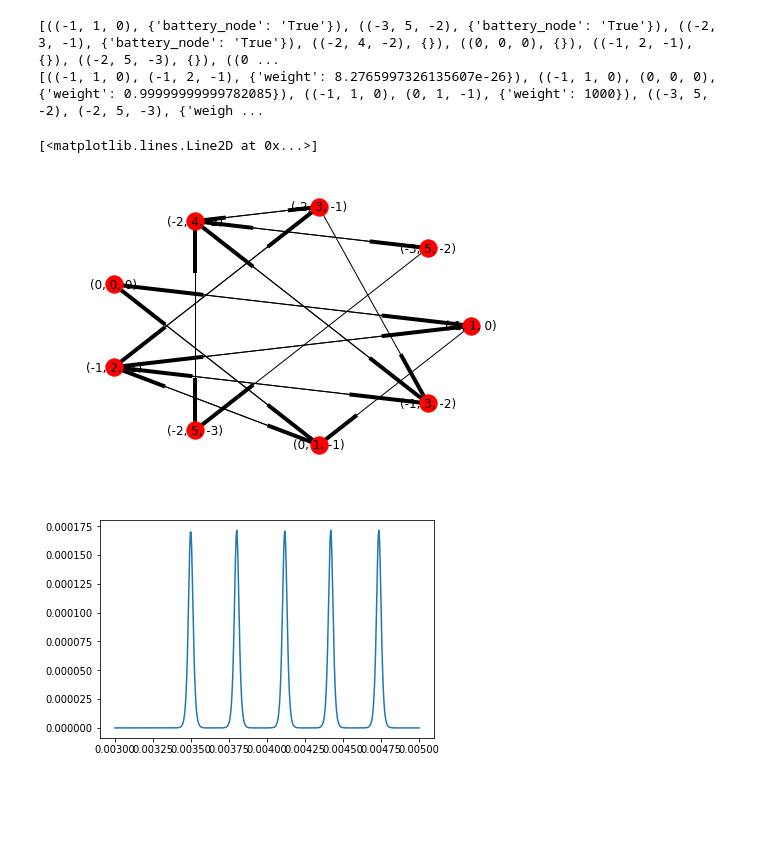
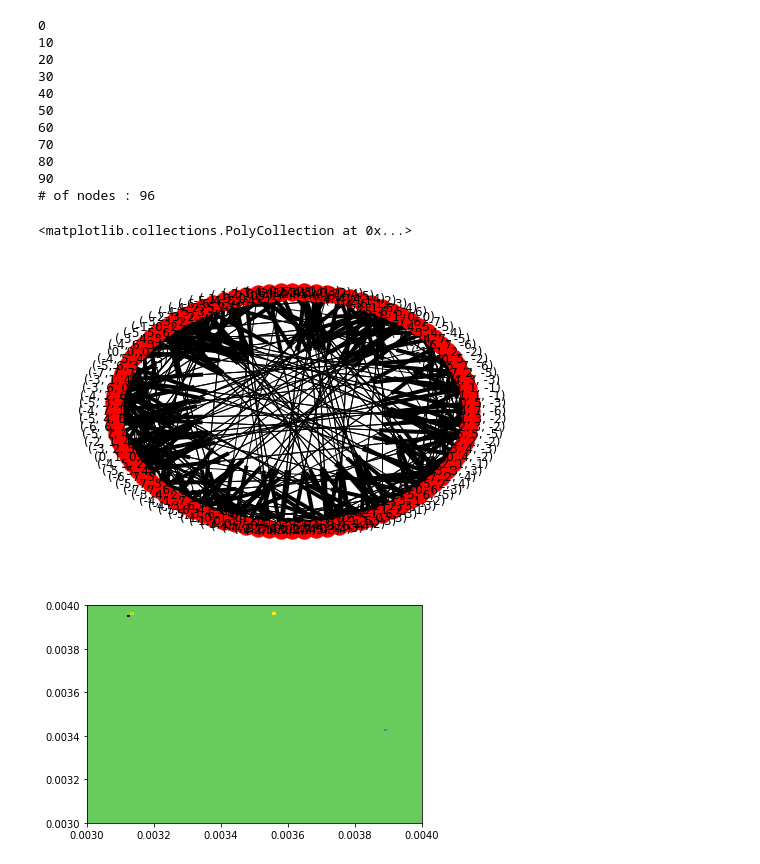
Before and after one commit to Quantumgame/quantum-ml, a Jupyter notebook: ndot/lib/test.ipynb, the cells around one changed output. Saved outputs shown, nothing was run; the diff lists cells and outputs as text; code cells hidden in the pictures; blank space fills up the shorter version.

Commit message:
2 dot working,honeycombs visible, blowup in current at some points

```diff
--- a/ndot/lib/test.ipynb
+++ b/ndot/lib/test.ipynb
@@ -6,41 +6,59 @@ import matplotlib.pyplot as plt
 # %%
 import dot_classifier
 reload(dot_classifier)
 import thomas_fermi
 reload(thomas_fermi)
 import markov_graph
 reload(markov_graph)
 
-N_v_points = 500
-V_d_vec = np.linspace(3e-3,5e-3,N_v_points)
-I_vec = np.zeros(N_v_points)
+N_v_points = 100
+V_d_vec = np.linspace(3e-3,4e-3,N_v_points)
+I_vec = np.zeros((N_v_points,N_v_points))
 
-x = np.arange(3)
-K = thomas_fermi.create_K_matrix(x,E_scale=1e-3)
+x = np.arange(4)
+K = thomas_fermi.create_K_matrix(x,E_scale=0.5e-3)
+
+graph_model = (7,1)
+battery_weight = 1000
+kT = 10e-6
+mu_l = (10e-3+0.1e-3,10e-3)
 
 for i in range(N_v_points):
-    V = np.array([5e-3,V_d_vec[i],5e-3])
-    mu_l = (10e-3,10e-3)
+    if(i % 10 == 0):
+        print i
+    for j in range(N_v_points):
+        V = np.array([5e-3,V_d_vec[i],V_d_vec[j],5e-3])
 
-    graph_model = (5,1)
-    battery_weight = 1000
-    kT = 10e-6
-    physics = (x,V,K,mu_l,battery_weight,kT)
-    G = markov_graph.generate_graph(graph_model, physics)
+        physics = (x,V,K,mu_l,battery_weight,kT)
+        # generate graph only on first call
+        if (i==0 and j==0):
+            G = markov_graph.generate_graph(graph_model, physics)
+        else:
+            G = markov_graph.recalculate_weights(G,physics)
 
-    I_vec[i] = markov_graph.get_current(G)
+        I_vec[i,j] = markov_graph.get_current(G)
 
-print G.nodes(data=True)
-print G.edges(data=True)
+print "# of nodes :",len(list(G.nodes(data=True)))
+#print G.edges(data=True)
 
 plt.figure(1)
 nx.draw_shell(G,with_labels=True)
 
 plt.figure(2)
-plt.plot(V_d_vec,I_vec)
+XX,YY = np.meshgrid(V_d_vec,V_d_vec)
+plt.pcolor(XX,YY,I_vec)
 # %% [output]
-[((-1, 1, 0), {'battery_node': 'True'}), ((-3, 5, -2), {'battery_node': 'True'}), ((-2, 3, -1), {'battery_node': 'True'}), ((-2, 4, -2), {}), ((0, 0, 0), {}), ((-1, 2, -1), {}), ((-2, 5, -3), {}), ((0 ...
-[((-1, 1, 0), (-1, 2, -1), {'weight': 8.2765997326135607e-26}), ((-1, 1, 0), (0, 0, 0), {'weight': 0.99999999999782085}), ((-1, 1, 0), (0, 1, -1), {'weight': 1000}), ((-3, 5, -2), (-2, 5, -3), {'weigh ...
+0
+10
+20
+30
+40
+50
+60
+70
+80
+90
+# of nodes : 96
-[<matplotlib.lines.Line2D at 0x...>]
+<matplotlib.collections.PolyCollection at 0x...>
-[figure, old version]
+[figure, new version]
-[figure, old version]
+[figure, new version]
```
Also changed, not shown: parts of 7 cells of this notebook, 6 other files.
